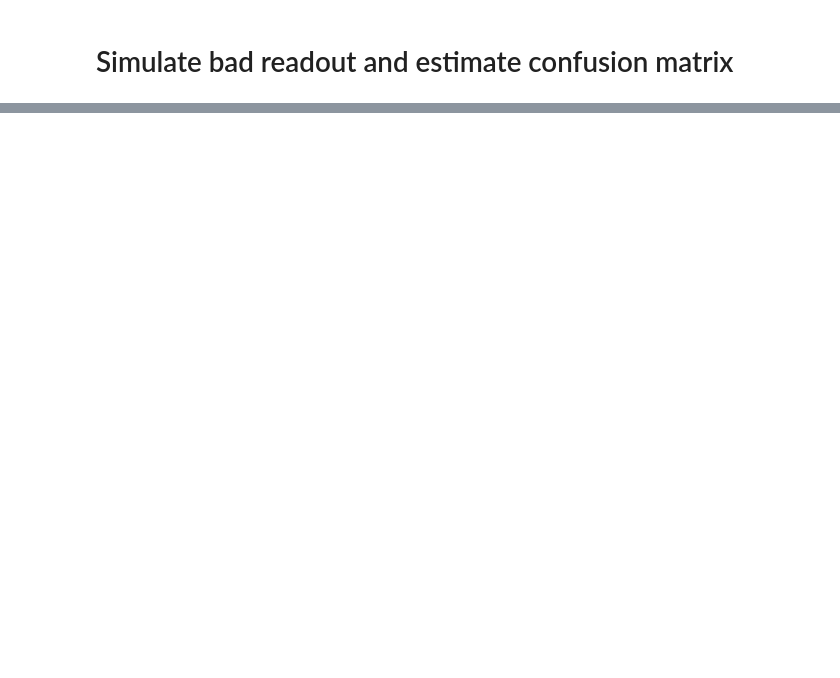
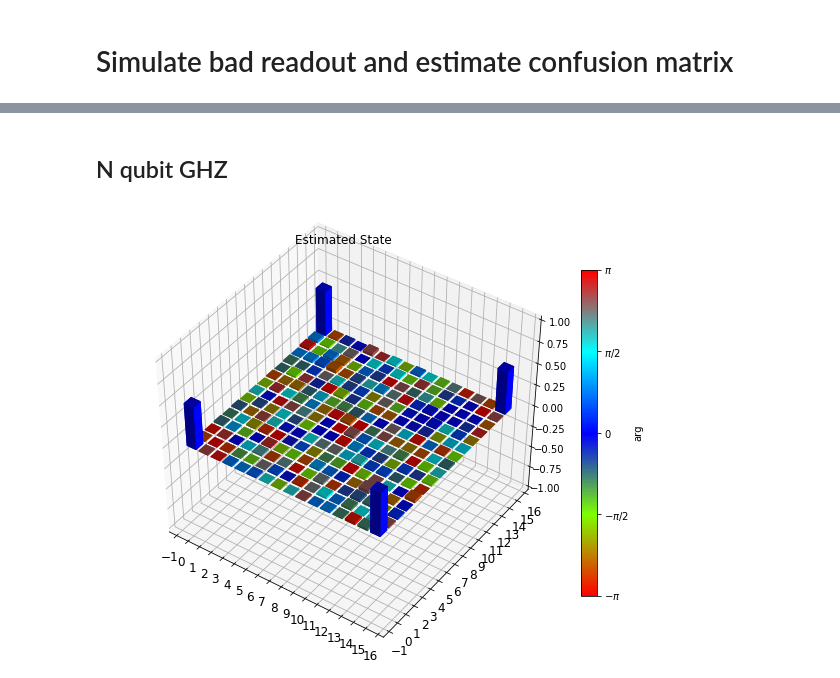
Before and after one commit to rigetti/grove, a Jupyter notebook: examples/QuantumTomography.ipynb, the cells around one changed output, grey strips where cells are left out. Saved outputs shown, nothing was run; the diff lists cells and outputs as text; code cells hidden in the pictures; blank space fills up the shorter version.

```diff
--- a/examples/QuantumTomography.ipynb
+++ b/examples/QuantumTomography.ipynb
@@ -371,0 +108,26 @@ state_tomo.plot();
+# %% [markdown]
+## N qubit GHZ
+# %%
+N = 4
+
+BAD_NQ_READOUT = reduce(np.kron, [BAD_1Q_READOUT] * (N-1), BAD_1Q_READOUT)
+
+prog = Program([H(0)] + [CNOT(j, j+1) for j in range(N-1)])
+nq = len(prog.extract_qubits())
+d = 2**nq
+tomo_channels = list(default_rotations(*range(nq)))
+tomo_seq = list(state_tomography_programs(prog))
+nsamples = 1000
+
+assignment_probs = estimate_assignment_probs(range(N), BAD_NQ_READOUT, nsamples, cxn)
+
+histograms = np.zeros((len(tomo_seq), d))
+for jj, p in enumerate(tomo_seq):
+    histograms[jj] = make_histogram(sample_bad_readout(p, nsamples, BAD_NQ_READOUT, cxn), d)
+
+povm = make_diagonal_povm(POVM_PI_BASIS**nq, assignment_probs)
+channel_ops = [quil_to_operator(tomo_q) for tomo_q in tomo_channels]
+state_tomo = StateTomography.estimate_from_ssr(histograms, povm, channel_ops, DEFAULT_STATE_TOMO_SETTINGS)
+state_tomo.plot();
+# %% [output]
+[figure, added]
```
Also changed, not shown: parts of 49 cells of this notebook, 5 other files.
